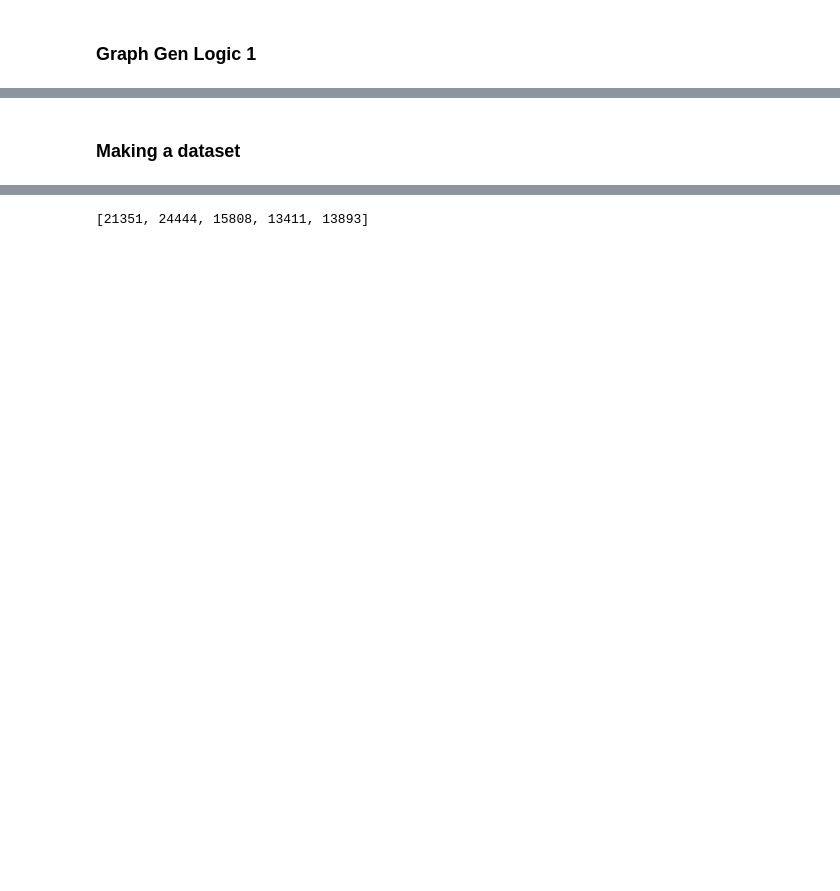
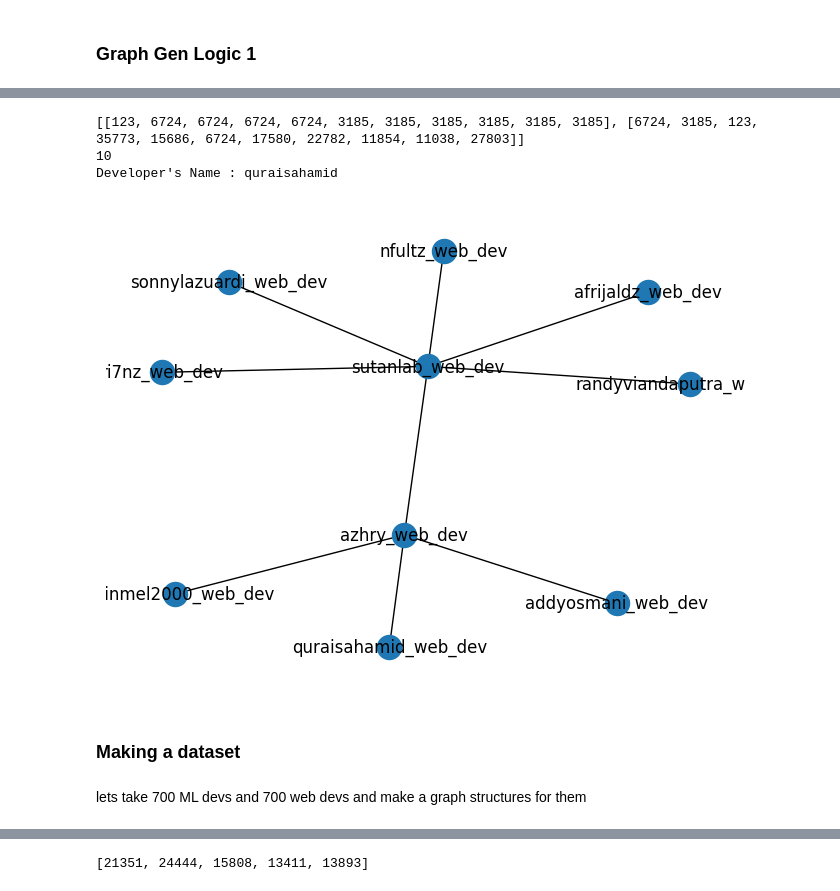
Before and after one commit to bharathwajan/git_users_domain_prediction, a Jupyter notebook: graph_data_creation.ipynb, the cells around one changed output, grey strips where cells are left out. Drawn from its saved outputs; the diff is of its cells as text; code cells hidden in the pictures; blank space fills up the shorter version.

```diff
--- a/graph_data_creation.ipynb
+++ b/graph_data_creation.ipynb
@@ -11,3 +14,9 @@ import torch
 user_data=pd.read_csv("data/musae_git_target.csv")
 selected_nodes=pickle.load(open("data/selected_nodes.pkl","rb"))
 edge_data=pd.read_csv("data/musae_git_edges.csv")
+# %%
+selected_nodes.drop(["index"],axis=1,inplace=True)
+# %%
+selected_nodes["id"]=selected_nodes["id"].astype("int")
+# %%
+selected_nodes["ml_target"]=selected_nodes["id"].apply(lambda idx : user_data.iloc[idx]["ml_target"])
@@ -54,2 +95,68 @@ nx.draw(Graph,cmap=plt.get_cmap('viridis'),with_labels=True)
+# %%
+selected_nodes_ids=list(selected_nodes["id"])
+edge_index=[[],[]]
+nodes_parsed=[]
+def generate_graph(dev_id,nodes_needed):
+
+    neighbour_dev_ids=list(edge_data.loc[edge_data["id_1"]==dev_id]["id_2"].values)+list(edge_data.loc[edge_data["id_2"]==dev_id]["id_1"].values)
+    neighbour_dev_ids=list(set(neighbour_dev_ids))
+    still_needed=0
+    for neighbour_dev in neighbour_dev_ids:
+        if len(set([item for sublist in edge_index for item in sublist]))>=10:
+            break
+        else:
+            if dev_id in selected_nodes_ids and neighbour_dev in selected_nodes_ids:
+                edge_index[0].append(dev_id),edge_index[1].append(neighbour_dev)
+                still_needed+=1
+            else:
+                pass
+
+    nodes_parsed.append(dev_id)
+    nodes=set([item for sublist in edge_index for item in sublist])
+    if len(nodes)>=nodes_needed:
+        return edge_index
+    else:
+        dev_id = list(set(nodes) - set(nodes_parsed))[0]
+        nodes_needed-=still_needed+1 #why plus 1 because of the current node
+        return generate_graph(dev_id,nodes_needed)
+
+
+
+dev_id=int(input("Enter Dev Id : "))
+
+
+result=generate_graph(dev_id,10)
+print(result)
+nodes=set([item for sublist in result for item in sublist])
+print(len(nodes))
+
+
+
+### Visualization
+
+dev_name=user_data.loc[user_data["id"]==dev_id]["name"].values[0]
+print("Developer's Name :",dev_name)
+Graph=nx.Graph()
+for source,dest in zip(result[0],result[1]):
+    src_name,dest_name=user_data.loc[user_data["id"]==source]["name"].values[0],user_data.loc[user_data["id"]==dest]["name"].values[0]
+    src_domain,dest_domain=user_data.loc[user_data["id"]==source]["ml_target"].values[0],user_data.loc[user_data["id"]==dest]["ml_target"].values[0]
+    if src_domain==1:
+        src_domain="ML_dev"
+    else:
+        src_domain="web_dev"
+    if dest_domain==1:
+        dest_domain="ML_dev"
+    else:
+        dest_domain="web_dev"
+    src,dest=src_name+"_"+src_domain,dest_name+"_"+dest_domain
+    Graph.add_edge(src,dest)
+nx.draw(Graph,with_labels=True)
+# %% [output]
+[[123, 6724, 6724, 6724, 6724, 3185, 3185, 3185, 3185, 3185, 3185], [6724, 3185, 123, 35773, 15686, 6724, 17580, 22782, 11854, 11038, 27803]]
+10
+Developer's Name : quraisahamid
+[figure, added]
 # %% [markdown]
 ### <b> Making a dataset </b>
+# %% [markdown]
+lets take 700 ML devs and 700 web devs and make a graph structures for them
```
Also changed, not shown: parts of 15 cells of this notebook, 4 other files.
